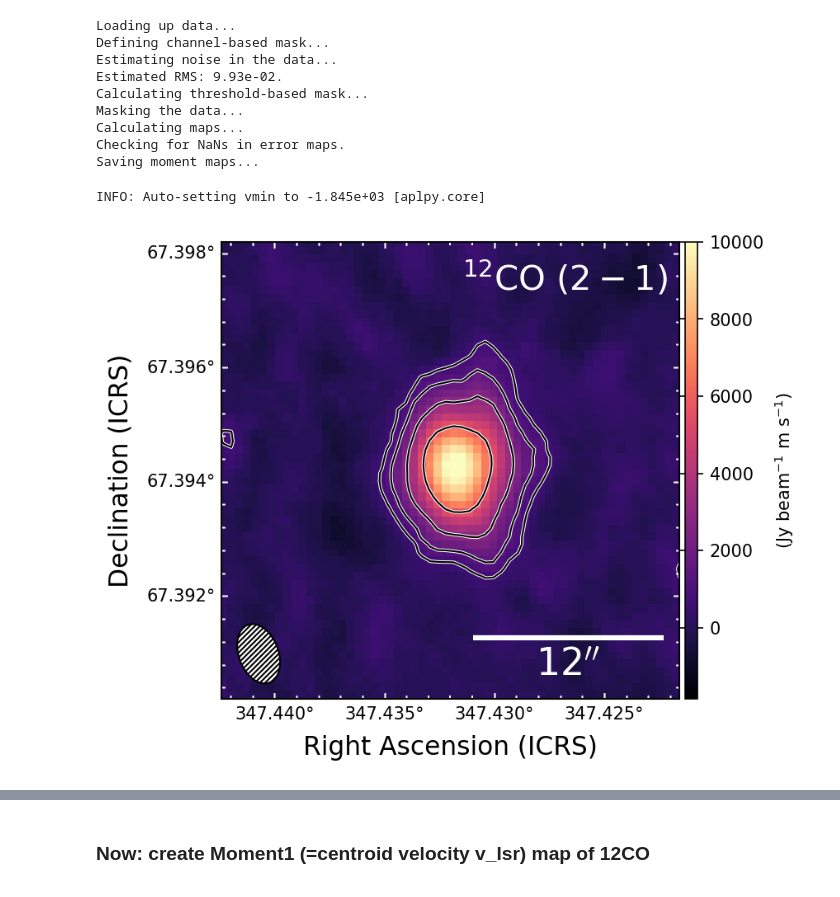
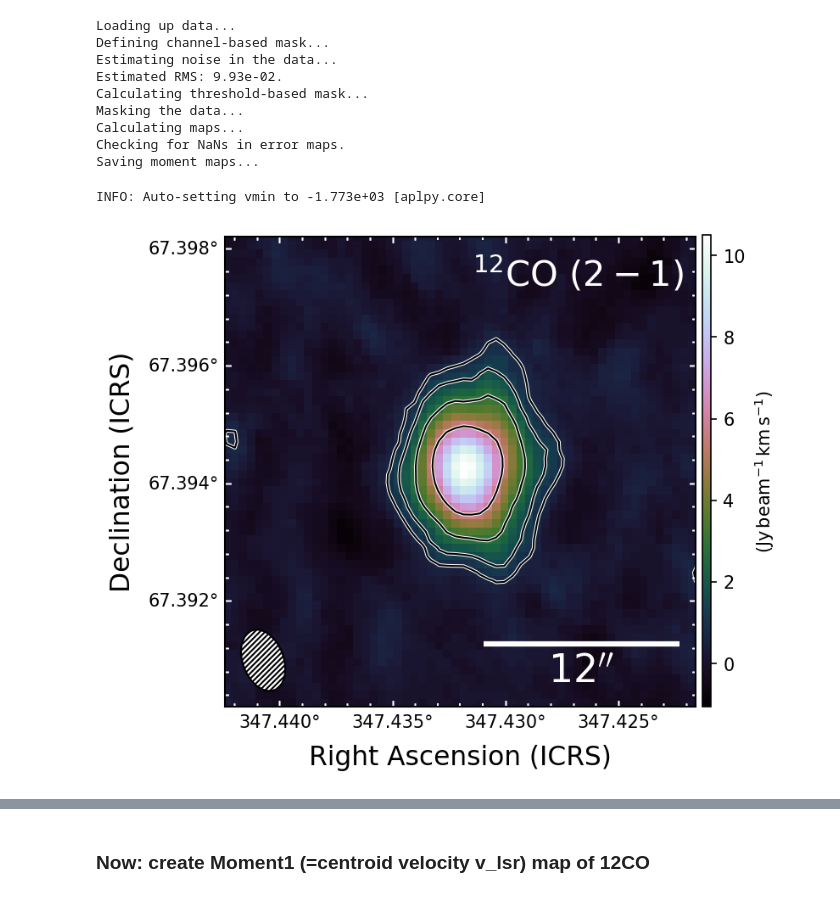
Before and after one commit to kristina-monsch/draculas-chivito, a Jupyter notebook: plot_12CO_data.ipynb, the cells around one changed output, grey strips where cells are left out. Cells and saved outputs as stored; diff of their text form; code cells hidden in the pictures.

```diff
--- a/plot_12CO_data.ipynb
+++ b/plot_12CO_data.ipynb
@@ -70,35 +121,40 @@ Masking the data...
 Calculating maps...
 Checking for NaNs in error maps.
 Saving moment maps...
+# %%
+mom0_12CO = fits.open('/Users/kristina/Hamburgers/Draculas_Chivito/SMA/data/DraChi.briggs0.12CO.LSRK.im.image_M0.fits')
 # %%
-color_table='magma'
+color_table='cubehelix'
 fig = plt.figure(dpi=150)
-
-mom0_12CO = fits.open('/Users/kristina/Hamburgers/Draculas_Chivito/SMA/DraChi.briggs0.12CO.LSRK.im.image_M0.fits')
 
 f_mom0_12CO = aplpy.FITSFigure(mom0_12CO, figure=fig)#, slices=[0],
 
 vmin, vmax = np.nanpercentile(mom0_12CO[0].data, [2, 98])
 f_mom0_12CO.show_colorscale(cmap=color_table, vmax=10000)
 
 #rms = 9.93e-02 # obtained from bettermoments, see above
 rms = 2.41e2
 
 # adopt the default layout
-figure_layout( f_mom0_12CO, c_unit='(Jy beam$^{-1}$ m s$^{-1}$)')
+figure_layout( f_mom0_12CO, c_unit='(Jy beam$^{-1}$ m s$^{-1}$)', colorbar=False)
 
 c_levs = np.array([3, 6, 12, 24])*rms
 f_mom0_12CO.show_contour(colors='white', linewidths=2., levels=c_levs)
 f_mom0_12CO.show_contour(colors='black', linewidths=1., levels=c_levs)
 
 # got the coordinates of the center from CASAviewer
 f_mom0_12CO.recenter(347.432,67.3942,width=0.008,height=0.008)
 
 f_mom0_12CO.add_label(0.75,0.92, '$^{12}$CO $(2-1)$', relative=True, color='white', size=20)
 
 
+im = plt.imshow(mom0_12CO[0].data/1000., cmap=color_table)
+cb_ax = fig.add_axes([0.81, 0.11, 0.01, 0.772]) #right, top, thickness, length
+cbar = fig.colorbar(im, cax=cb_ax)
+cbar.set_label('$(\mathrm{Jy\,beam^{-1}\,km\,s^{-1}})$', fontsize=10)
+
 fig.savefig('../plots/DraChi_mom0_12CO_withcontours.pdf', bbox_inches='tight')
 # %% [output]
-INFO: Auto-setting vmin to -1.845e+03 [aplpy.core]
+INFO: Auto-setting vmin to -1.773e+03 [aplpy.core]
-[figure, old version]
+[figure, new version]
 # %%
```
Also changed, not shown: parts of 31 cells of this notebook, 4 other files.
